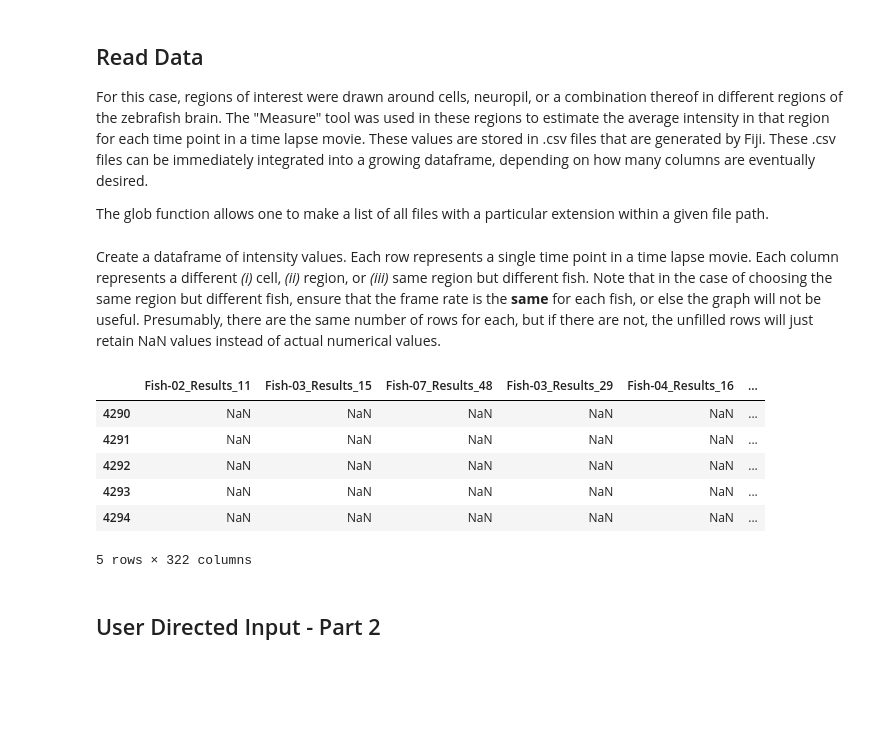
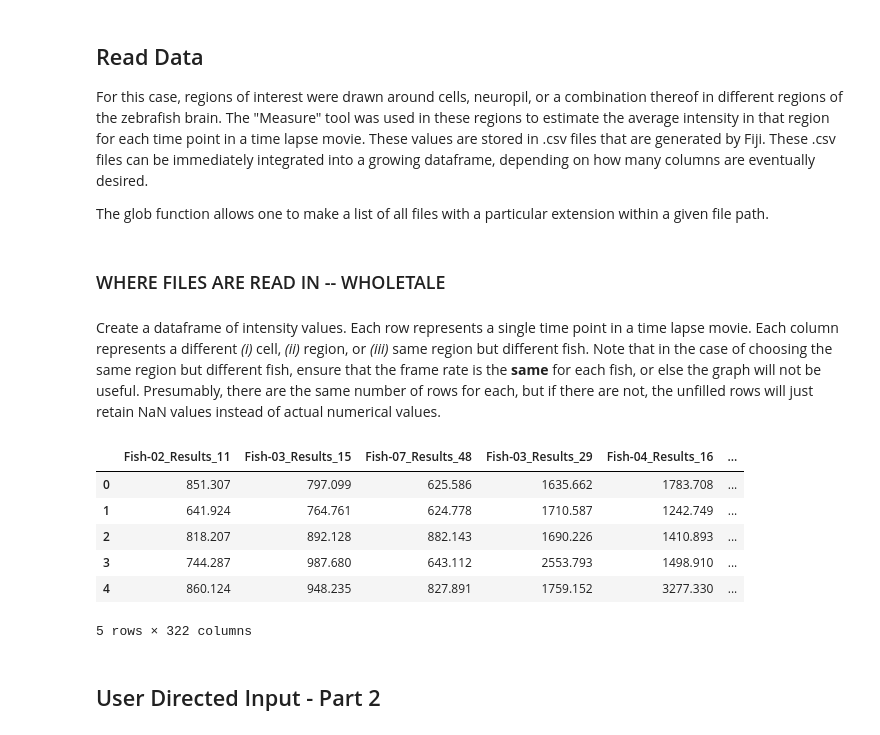
Before and after one commit to wdempseyRepo/neuron-analysis, a Jupyter notebook: gcamp/deltaFOverF.ipynb, the cells around one changed output. Cells and saved outputs as stored; diff of their text form; code cells hidden in the pictures; blank space fills up the shorter version.

Commit message:
Added cells for wholetale
Added cells to point to where data enters and exits the script for wholetale analysis.

```diff
--- a/gcamp/deltaFOverF.ipynb
+++ b/gcamp/deltaFOverF.ipynb
@@ -41,6 +58,8 @@ path = '/Users/dtsloaner/Documents/GitHub/postdoc-scripts/gcamp' # change the pa
 For this case, regions of interest were drawn around cells, neuropil, or a combination thereof in different regions of the zebrafish brain. The "Measure" tool was used in these regions to estimate the average intensity in that region for each time point in a time lapse movie. These values are stored in .csv files that are generated by Fiji. These .csv files can be immediately integrated into a growing dataframe, depending on how many columns are eventually desired.
 
 The glob function allows one to make a list of all files with a particular extension within a given file path.
+# %% [markdown]
+### WHERE FILES ARE READ IN -- WHOLETALE
 # %%
 all_files_to_load = glob.glob(path + "/*.csv")
 
@@ -61,16 +80,16 @@ df_intensities = pd.concat(
 # In case you want to sort the column indices in numerical order, uncomment the next line
 #df_intensities = df_intensities.sort_index(axis=1)
 # %%
-#df_intensities.head()
+df_intensities.head() # Values should be positive for intensity
 #df_intensities.info()
-df_intensities.tail() # Not every row will be filled, oftentimes
+#df_intensities.tail() # Not every row will be filled, oftentimes
 # %% [output]
 |  | Fish-02_Results_11 | Fish-03_Results_15 | Fish-07_Results_48 | Fish-03_Results_29 | Fish-04_Results_16 | ... |
-| 4290 | NaN | NaN | NaN | NaN | NaN | ... |
-| 4291 | NaN | NaN | NaN | NaN | NaN | ... |
-| 4292 | NaN | NaN | NaN | NaN | NaN | ... |
-| 4293 | NaN | NaN | NaN | NaN | NaN | ... |
-| 4294 | NaN | NaN | NaN | NaN | NaN | ... |
+| 0 | 851.307 | 797.099 | 625.586 | 1635.662 | 1783.708 | ... |
+| 1 | 641.924 | 764.761 | 624.778 | 1710.587 | 1242.749 | ... |
+| 2 | 818.207 | 892.128 | 882.143 | 1690.226 | 1410.893 | ... |
+| 3 | 744.287 | 987.680 | 643.112 | 2553.793 | 1498.910 | ... |
+| 4 | 860.124 | 948.235 | 827.891 | 1759.152 | 3277.330 | ... |
 5 rows × 322 columns
 # %% [markdown]
 ## User Directed Input - Part 2
```
Also changed, not shown: parts of 15 cells of this notebook.
